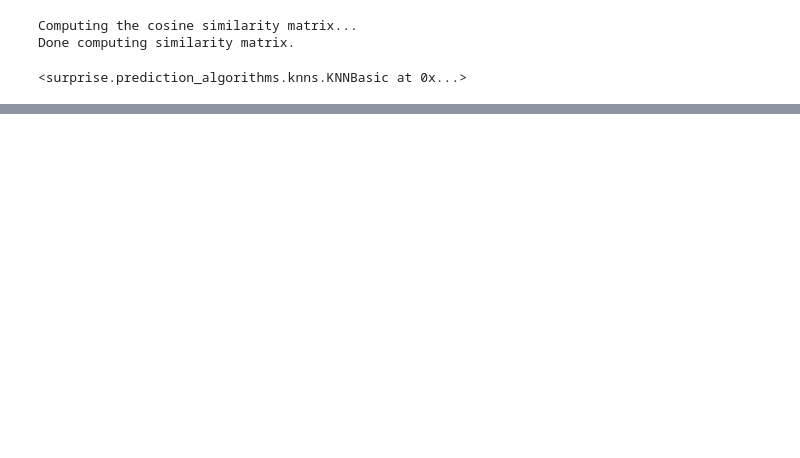
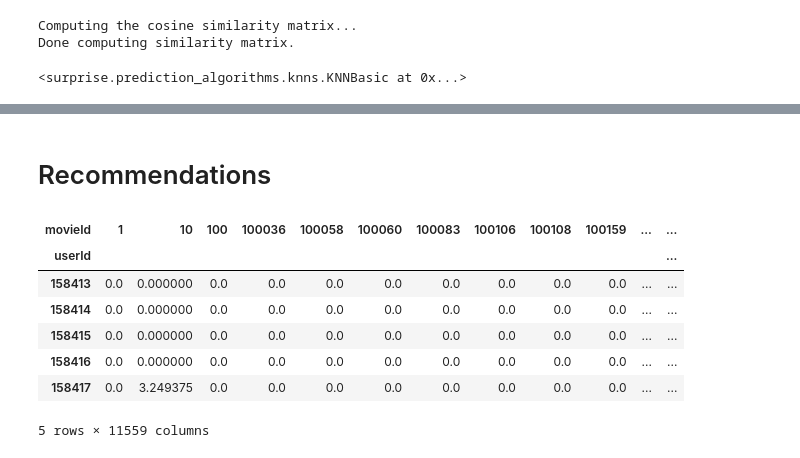
Before and after one commit to blurry-mood/Recommendation-System, a Jupyter notebook: src/collaborative_filtering/k_nn.ipynb, the cells around one changed output, grey strips where cells are left out. Saved outputs shown, nothing was run; the diff lists cells and outputs as text; code cells hidden in the pictures; blank space fills up the shorter version.

```diff
--- a/src/collaborative_filtering/k_nn.ipynb
+++ b/src/collaborative_filtering/k_nn.ipynb
@@ -44,0 +69,14 @@ test.head()
+# %% [markdown]
+# Recommendations
+# %%
+cf_model = preds.pivot_table(index='userId', columns='movieId', values='cf_predictions').fillna(0)
+cf_model.head()
+# %% [output]
+| movieId | 1 | 10 | 100 | 100036 | 100058 | 100060 | 100083 | 100106 | 100108 | 100159 | ... | ... |
+| userId |  |  |  |  |  |  |  |  |  |  |  | ... |
+| 158413 | 0.0 | 0.000000 | 0.0 | 0.0 | 0.0 | 0.0 | 0.0 | 0.0 | 0.0 | 0.0 | ... | ... |
+| 158414 | 0.0 | 0.000000 | 0.0 | 0.0 | 0.0 | 0.0 | 0.0 | 0.0 | 0.0 | 0.0 | ... | ... |
+| 158415 | 0.0 | 0.000000 | 0.0 | 0.0 | 0.0 | 0.0 | 0.0 | 0.0 | 0.0 | 0.0 | ... | ... |
+| 158416 | 0.0 | 0.000000 | 0.0 | 0.0 | 0.0 | 0.0 | 0.0 | 0.0 | 0.0 | 0.0 | ... | ... |
+| 158417 | 0.0 | 3.249375 | 0.0 | 0.0 | 0.0 | 0.0 | 0.0 | 0.0 | 0.0 | 0.0 | ... | ... |
+5 rows × 11559 columns
```
Also changed, not shown: parts of 25 cells of this notebook.
